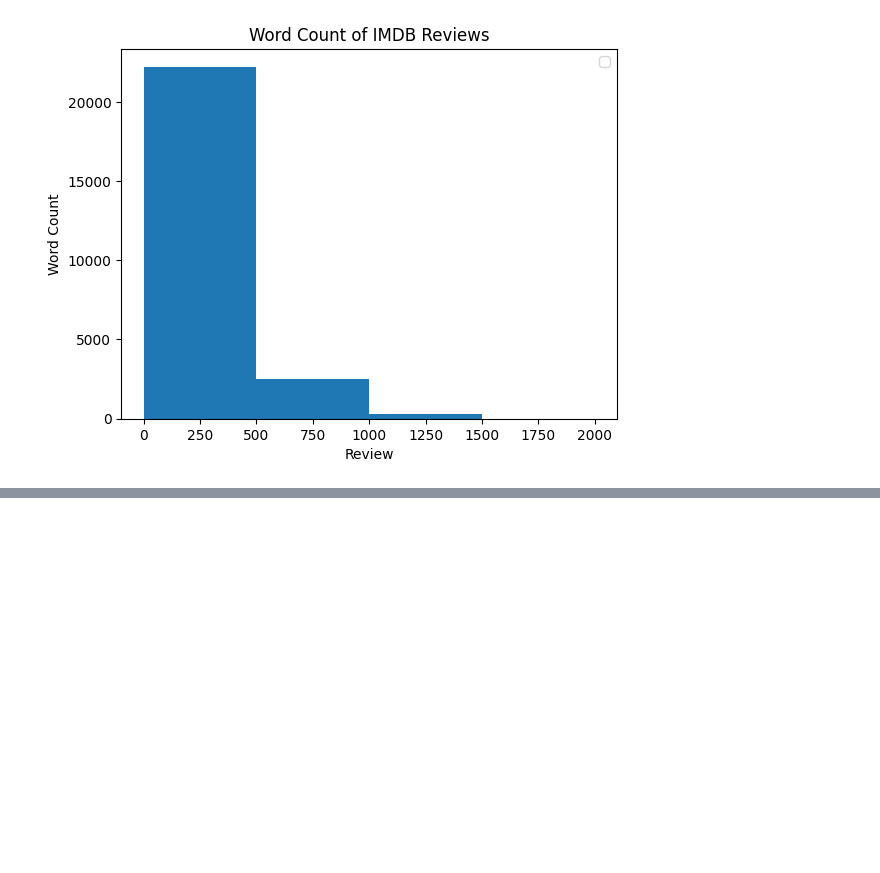
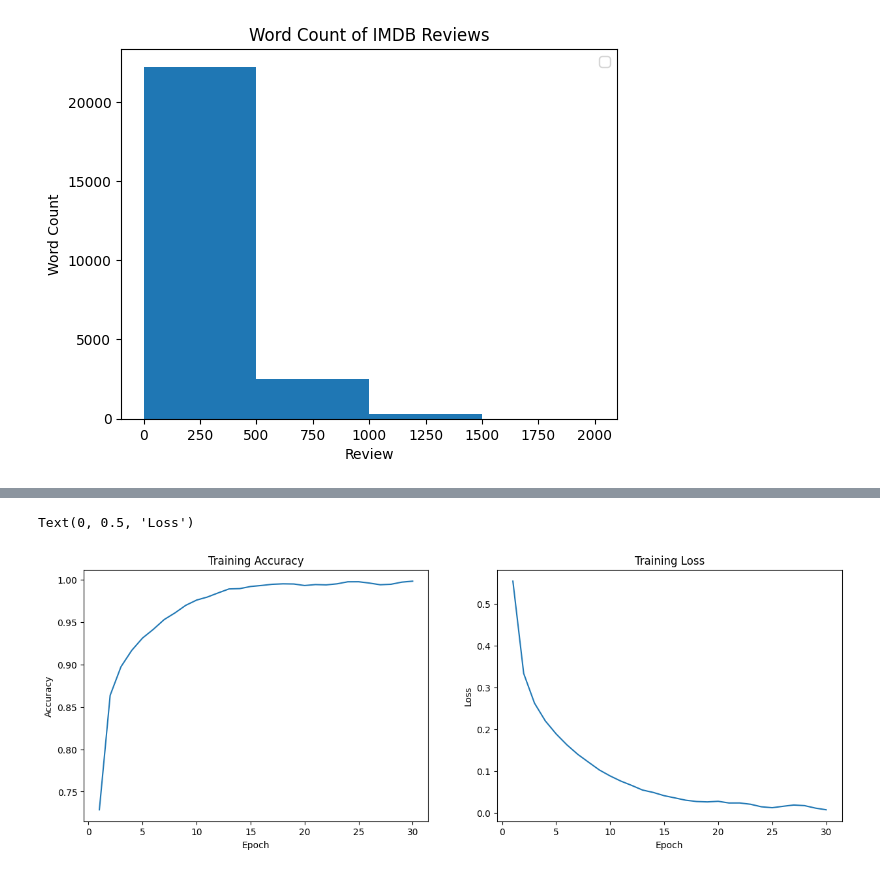
Before and after one commit to biovino1/BuffetLetters, a Jupyter notebook: prediction.ipynb, the cells around one changed output, grey strips where cells are left out. Cells and saved outputs as stored; diff of their text form; code cells hidden in the pictures; blank space fills up the shorter version.

Commit message:
ambiguous results from basic model

```diff
--- a/prediction.ipynb
+++ b/prediction.ipynb
@@ -75,14 +89,15 @@ model = tf.keras.Sequential([
     tf.keras.layers.Embedding(vocab_size, 16),
     tf.keras.layers.GlobalAveragePooling1D(),
     tf.keras.layers.Dense(16, activation='relu'),
-    tf.keras.layers.Dense(1)])
+    tf.keras.layers.Dense(1, activation='sigmoid')])
 
 # Compile model
 model.compile(
     optimizer='adam',
-    loss=tf.keras.losses.BinaryCrossentropy(from_logits=True),
+    loss=tf.keras.losses.BinaryCrossentropy(),
     metrics=['accuracy'])
 
 # Train model
-model.fit(train_X, train_y, epochs=3)
+model.fit(train_X, train_y, epochs=30)
+history = model.history
 # %% [output]
@@ -95,0 +121,15 @@ Epoch 3/3
+# %%
+# Graph training accuracy and loss
+fig, axes = plt.subplots(nrows=1, ncols=2, figsize=(15, 5))
+epochs = [i for i in range(1, len(history.history['loss'])+1)]
+axes[0].plot(epochs, history.history['accuracy'], label='traning accuracy')
+axes[0].set_title('Training Accuracy')
+axes[0].set_xlabel('Epoch')
+axes[0].set_ylabel('Accuracy')
+axes[1].plot(epochs, history.history['loss'], label='loss')
+axes[1].set_title('Training Loss')
+axes[1].set_xlabel('Epoch')
+axes[1].set_ylabel('Loss')
+# %% [output]
+Text(0, 0.5, 'Loss')
+[figure, added]
```
Also changed, not shown: parts of 5 cells of this notebook.
